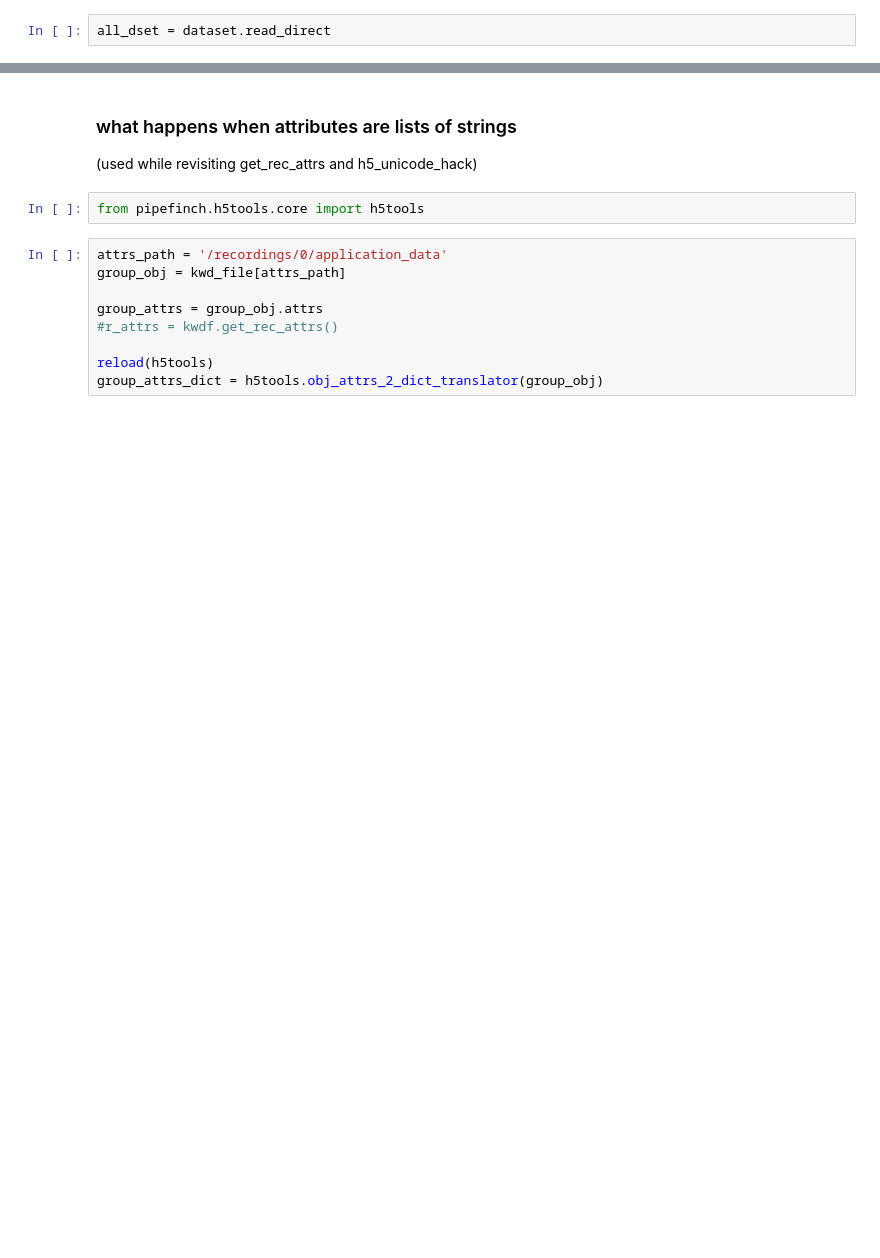
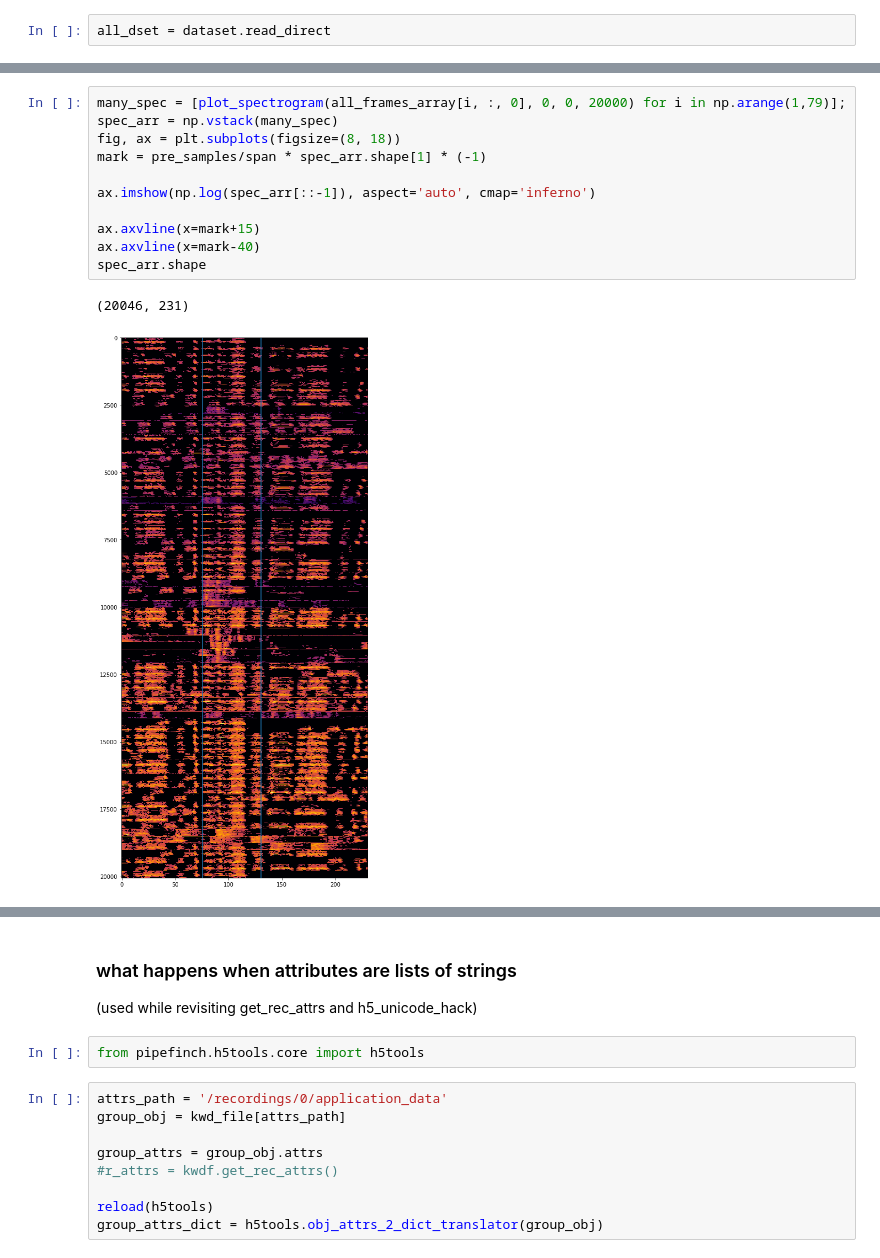
Before and after one commit to zekearneodo/pipefinch, a Jupyter notebook: rhd_kwik_mountain.ipynb, the cells around one changed output, grey strips where cells are left out. Cells and saved outputs as stored; diff of their text form; blank space fills up the shorter version.

```diff
--- a/rhd_kwik_mountain.ipynb
+++ b/rhd_kwik_mountain.ipynb
@@ -161,0 +252,14 @@ KeyboardInterrupt:
+# %%
+many_spec = [plot_spectrogram(all_frames_array[i, :, 0], 0, 0, 20000) for i in np.arange(1,79)];
+spec_arr = np.vstack(many_spec)
+fig, ax = plt.subplots(figsize=(8, 18))
+mark = pre_samples/span * spec_arr.shape[1] * (-1)
+
+ax.imshow(np.log(spec_arr[::-1]), aspect='auto', cmap='inferno')
+
+ax.axvline(x=mark+15)
+ax.axvline(x=mark-40)
+spec_arr.shape
+# %% [output]
+(20046, 231)
+[figure, added]
```
Also changed, not shown: parts of 64 cells of this notebook, 5 other files.
